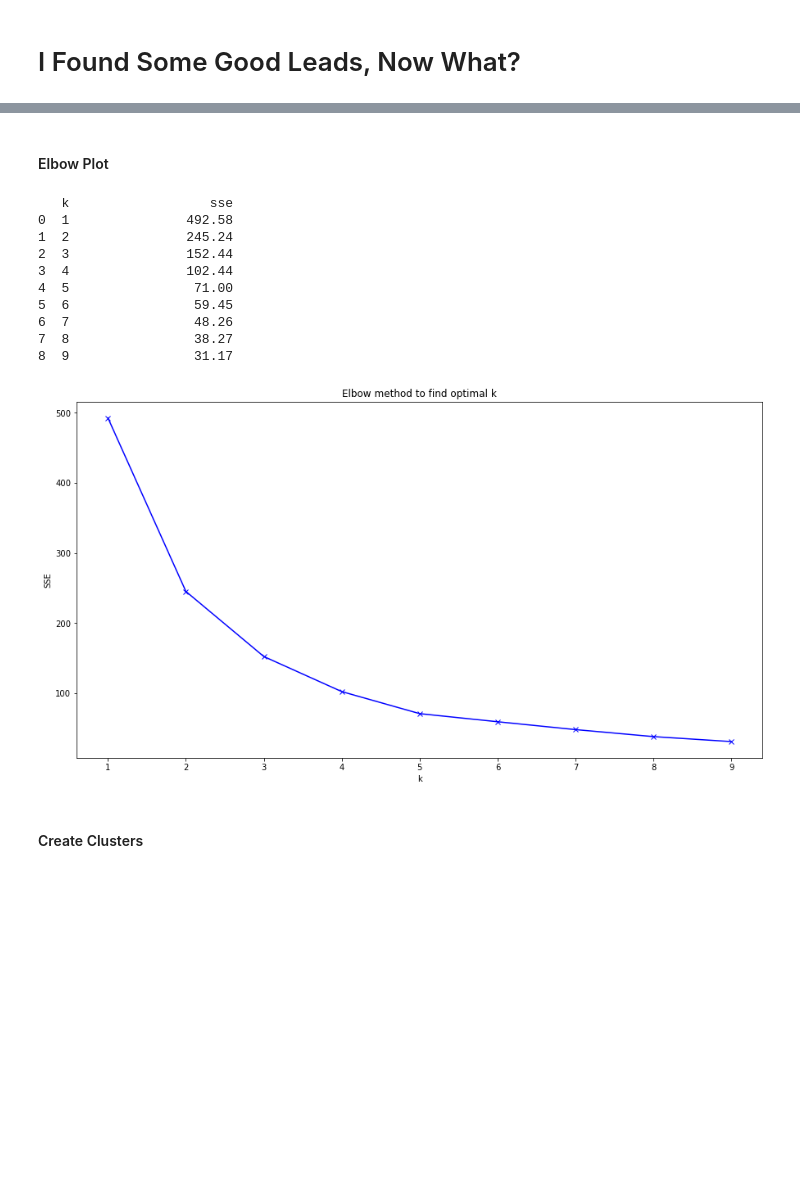
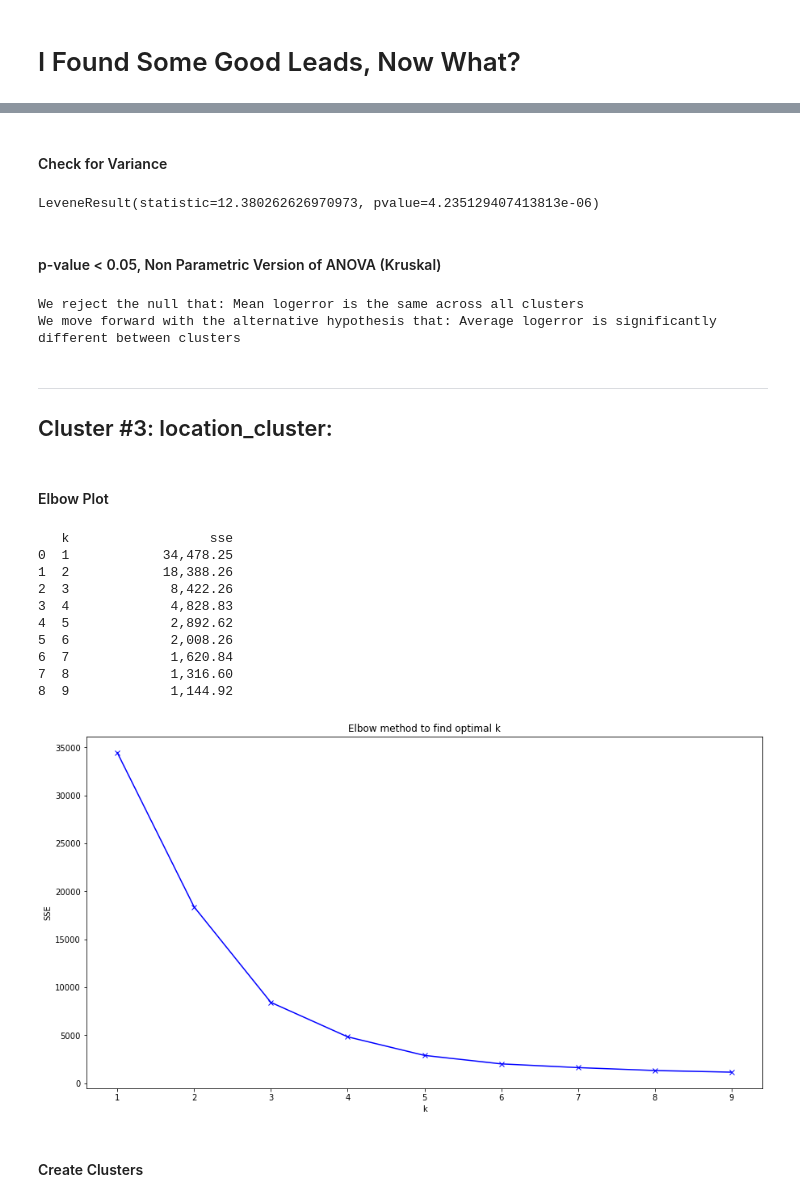
Before and after one commit to CSolitaire/zillow_cluster_project, a Jupyter notebook: final_notebook_clustering.ipynb, the cells around one changed output, grey strips where cells are left out. Cells and saved outputs as stored; diff of their text form; code cells hidden in the pictures; blank space fills up the shorter version.

```diff
--- a/final_notebook_clustering.ipynb
+++ b/final_notebook_clustering.ipynb
@@ -330,0 +446,4 @@ plt.tight_layout()
+# %%
+train_clusters, kmeans = explore.run_kmeans(X_train, X_train_scaled, k=3, cluster_vars=cluster_vars, cluster_col_name = 'price_cluster')
+validate_clusters = explore.kmeans_transform(X_validate_scaled, kmeans, cluster_vars, cluster_col_name = 'price_cluster')
+test_clusters = explore.kmeans_transform(X_test_scaled, kmeans, cluster_vars, cluster_col_name = 'price_cluster')
@@ -330,0 +452,2 @@ plt.tight_layout()
+# %%
+centroids = explore.get_centroids(cluster_vars, cluster_col_name='price_cluster', kmeans= kmeans)
@@ -330,0 +456,5 @@ plt.tight_layout()
+# %%
+X_train, X_train_scaled = explore.add_to_train(train_clusters, centroids, X_train, X_train_scaled, cluster_col_name = 'price_cluster')
+X_train_explore, X_train_explore_scaled = explore.add_to_train(train_clusters, centroids, X_train_explore, X_train_explore_scaled, cluster_col_name = 'price_cluster')
+X_validate, X_validate_scaled = explore.add_to_train(validate_clusters, centroids, X_validate, X_validate_scaled, cluster_col_name = 'price_cluster')
+X_test, X_test_scaled = explore.add_to_train(test_clusters, centroids, X_test, X_test_scaled, cluster_col_name = 'price_cluster')
@@ -330,0 +463,9 @@ plt.tight_layout()
+# %%
+plt.rcParams['figure.figsize'] = (15.0, 8.0)
+sns.boxplot(X_train_explore_scaled.price_cluster, X_train_explore_scaled.logerror)
+plt.xlabel("Price Clusters", fontsize=15 )
+plt.ylabel("Logerror", fontsize=15)
+plt.title("Are The Clusters Significant?",fontsize=20)
+plt.tight_layout(pad =8)
+plt.ylim(.55,.61)
+plt.show()
@@ -331,20 +488,47 @@ plt.tight_layout()
+# %% [markdown]
+#### Check for Variance
+# %%
+stats.levene(cluster_0, cluster_1, cluster_2)
+# %% [output]
+LeveneResult(statistic=12.380262626970973, pvalue=4.235129407413813e-06)
+# %% [markdown]
+#### p-value < 0.05, Non Parametric Version of ANOVA (Kruskal)
+# %%
+alpha = 0.01
+null = "Mean logerror is the same across all clusters"
+alternate = "Average logerror is significantly different between clusters"
+
+f, p = kruskal(cluster_0, cluster_1, cluster_2)
+if p < alpha:
+    print("We reject the null that:", null)
+    print("We move forward with the alternative hypothesis that:", alternate)
+else:
+    print("We fail to reject the null")
+    print("Evidence does not support the claim that smoking status and time of day are dependent/related")
+# %% [output]
+We reject the null that: Mean logerror is the same across all clusters
+We move forward with the alternative hypothesis that: Average logerror is significantly different between clusters
+# %% [markdown]
+***
+
+## Cluster #3: location_cluster:
 # %% [markdown]
 #### Elbow Plot
 # %%
-cluster_vars = ['bathroomcnt', 'bed_bath_ratio', 'calculatedfinishedsquarefeet']
+cluster_vars = ['latitude', 'longitude', 'room_cluster', 'price_cluster']
 explore.elbow_plot(X_train_scaled, cluster_vars)
 # %% [output]
    k                  sse
-0  1               492.58
-1  2               245.24
-2  3               152.44
-3  4               102.44
-4  5                71.00
-5  6                59.45
-6  7                48.26
-7  8                38.27
-8  9                31.17
+0  1            34,478.25
+1  2            18,388.26
+2  3             8,422.26
+3  4             4,828.83
+4  5             2,892.62
+5  6             2,008.26
+6  7             1,620.84
+7  8             1,316.60
+8  9             1,144.92
-[figure, old version]
+[figure, new version]
 # %% [markdown]
 #### Create Clusters
 # %%
```
Also changed, not shown: parts of 81 cells of this notebook.
